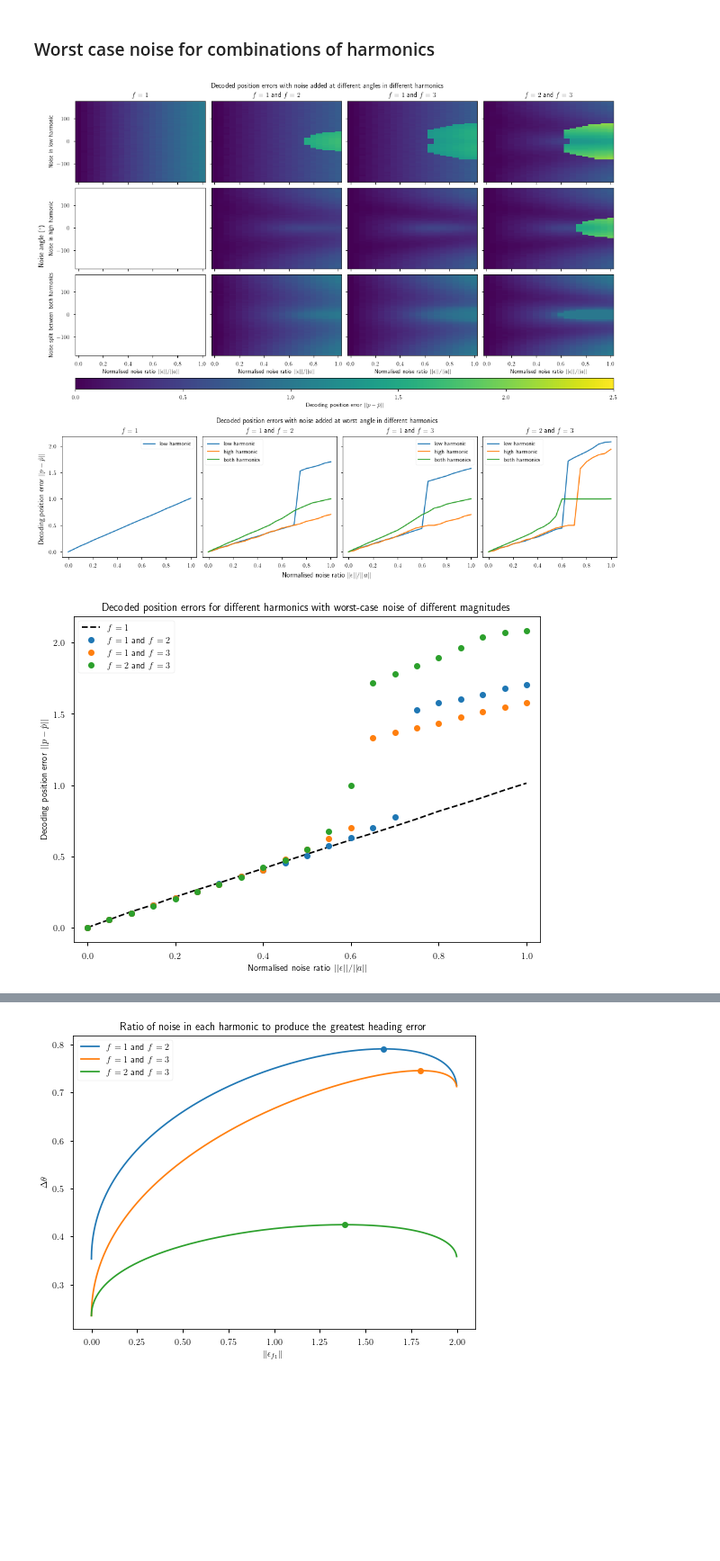
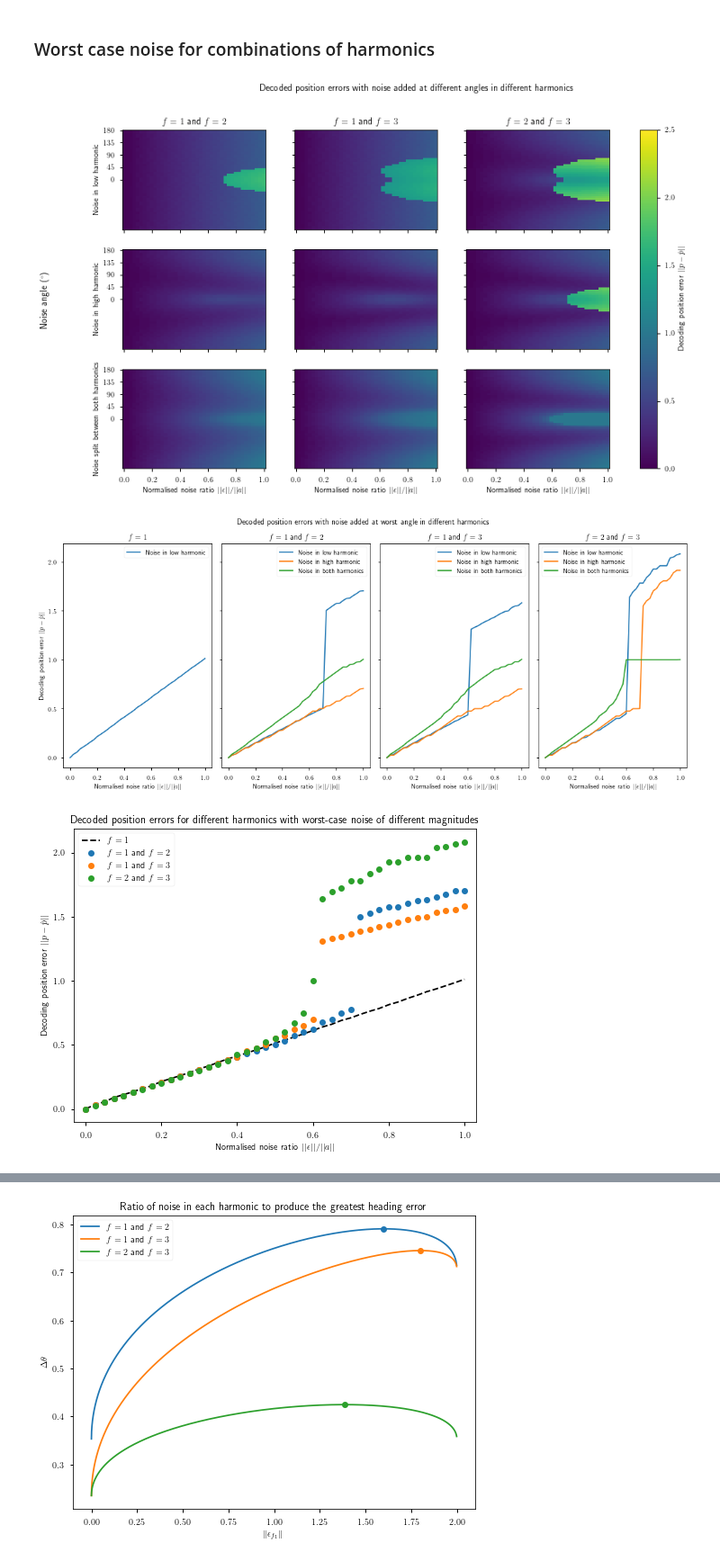
Before and after one commit to Dominic-DallOsto/insect-navigation-sinusoidal-optimality, a Jupyter notebook: noise affected multiple harmonics encoding.ipynb, the cells around one changed output, grey strips where cells are left out. Shown at 90% size. Saved outputs shown, nothing was run; the diff lists cells and outputs as text; code cells hidden in the pictures; blank space fills up the shorter version.

Commit message:
Finished describing how noise affects multi harmonic encodings

```diff
--- a/noise affected multiple harmonics encoding.ipynb
+++ b/noise affected multiple harmonics encoding.ipynb
@@ -214,24 +208,21 @@ The direction is $\frac{5\pi}{6}$ from the origin
 # %%
 fig, axs = plt.subplots(1, 3, figsize=(16,5))
 
-a0 = r0 * activity(theta0, [1,3], True)
+fs = [1,3]
+a0 = r0 * activity(theta0, fs, True)
 
 for noise, ax in zip([0, 0.8, 0.9], axs):
-	a = a0 + noise*np.cos(2*np.pi*neuron_indices/N - 5*np.pi/6)
-	f1_L = likelihood_distribution(1)(a)
-	f3_L = likelihood_distribution(3)(a)
-	decode_x, decode_y = decode_likelihood_xy(f1_L*f3_L)
+	a = a0 - noise*np.cos(2*fs[0]*np.pi*neuron_indices/N)
+	f1_L = likelihood_distribution(fs[0])(a)
+	f2_L = likelihood_distribution(fs[1])(a)
+	decode_x, decode_y = decode_likelihood_xy(f1_L*f2_L)
 	plt.sca(ax)
-	# plot_likelihood_distribution(f1_L + f3_L)
-	c3 = plt.contourf(grid_x, grid_y, f3_L, cmap='Greens', alpha=0.8, levels=np.linspace(0.05, f1_L.max(), 8), extend='max')
-	c1 = plt.contourf(grid_x, grid_y, f1_L, cmap='Blues', alpha=0.5, levels=np.linspace(0.05, f1_L.max(), 8), extend='max')
-	r1 = plt.Rectangle((0, 0), 1, 1, fc=c1.tcolors[np.count_nonzero(c1.levels <= f1_L.max()) - 1][0], label='$f=1$')
-	r3 = plt.Rectangle((0, 0), 1, 1, fc=c3.tcolors[np.count_nonzero(c3.levels <= f3_L.max()) - 1][0], label='$f=3$')
+	r1, r2 = plot_2_likelihood_distributions(fs, f1_L, f2_L)
 	plt.plot(r0*np.cos(theta0), r0*np.sin(theta0), 'rd', label='Original position')
 	plt.plot(decode_x, decode_y, 'ko', label='Decoded position')
 	plt.xlabel('x')
 	plt.ylabel('y')
-	plt.legend(handles=[r1, r3] + ax.patches + ax.lines)
+	plt.legend(handles=[r1, r2] + ax.patches + ax.lines)
 	plt.title(f'Likelihood with $\\sigma={noise}$ noise in first harmonic')
 	plt.axis('equal')
 plt.show()
@@ -284,60 +269,69 @@ noise_both_harmonics = lambda fs, noise_ratio, noise_angle: noise_ratio*np.cos(2
 x0, y0 = r0*np.cos(theta0), r0*np.sin(theta0)
 
 noise_angle_range = np.linspace(-np.pi, np.pi, 50)
-noise_range_position = np.arange(0, 1.02, 0.05)
+noise_range_position = np.arange(0, 1.02, 0.025)
 
-fig1 = plt.figure(constrained_layout=True, figsize=(14,12))
-subfigs = fig1.subfigures(2, 1, hspace=0.03, height_ratios=[2, 1])
-img_grid = subfigs[0].subplots(3,4,sharex=True, sharey=True)
-error_axs = subfigs[1].subplots(1,4,sharey=True)
-fig2, ax1 = plt.subplots(1,1)
+fig1, img_grid = plt.subplots(3,3,sharex=True, sharey=True, figsize=(14,8))
+fig2, error_axs =  plt.subplots(1,4,sharey=True, figsize=(14,6))
+fig3, ax1 = plt.subplots(1,1)
 
 f_combinations = [[1], [1,2], [1,3], [2,3]]
 all_position_errors = []
 
-for ax_col, error_ax, fs in zip(img_grid.T, error_axs, f_combinations):
+for f_index, (error_ax, fs) in enumerate(zip(error_axs, f_combinations)):
 	a0 = r0 * activity(theta0, fs, True)
-	position_errors = np.zeros((len(noise_angle_range), len(noise_range_position), 3))
-	for n, (ax, noise_function) in enumerate(zip(ax_col, [noise_low_harmonic,noise_high_harmonic,noise_both_harmonics] if len(fs) > 1 else [noise_low_harmonic])):
+	if f_index > 0: # only plot the angle distributions for combinations of harmonics
+		img_grid_col = img_grid.T[f_index-1]
+		img_grid_col[0].set_title(f'{fs_to_label(fs)}')
+		position_errors = np.zeros((len(noise_angle_range), len(noise_range_position), 3))
+	else:
+		position_errors = np.zeros((len(noise_angle_range), len(noise_range_position), 1))
+
+	for n, noise_function in enumerate([noise_low_harmonic,noise_high_harmonic,noise_both_harmonics] if len(fs) > 1 else [noise_low_harmonic]):
 		for i, noise_angle in enumerate(noise_angle_range):
 			for j, noise_ratio in enumerate(noise_range_position):
 				noise = noise_function(fs, noise_ratio, noise_angle)
-				assert np.allclose(np.sqrt(np.sum(noise**2)) / np.sqrt(np.sum(a0**2)), noise_ratio) # else we didn't add the noise correctly
+				assert np.allclose(ratio := np.sqrt(np.sum(noise**2)) / np.sqrt(np.sum(a0**2)), noise_ratio), f'Noise ratio of {ratio} doesn\'t match target {noise_ratio}'
 				position_errors[i,j,n] = decoding_error(x0, y0, *decode_likelihood_xy(joint_likelihood(fs, a0 - noise)))
-		im = ax.pcolor(noise_range_position, np.degrees(noise_angle_range), position_errors[:,:,n], vmin=0, vmax=2.5)
-		ax.ylim(-182,182)
-		error_ax.plot(noise_range_position, np.max(position_errors[:,:,n], axis=0), label=['low harmonic','high harmonic','both harmonics'][n])
+		if f_index > 0:
+			ax = img_grid_col[n]
+			im = ax.pcolor(noise_range_position, np.degrees(noise_angle_range), position_errors[:,:,n], vmin=0, vmax=2.5)
+			ax.set_ylim(-182,182)
+		error_ax.plot(noise_range_position, np.max(position_errors[:,:,n], axis=0), label=['Noise in low harmonic','Noise in high harmonic','Noise in both harmonics'][n])
 	all_position_errors.append(position_errors)
 
-	ax_col[0].set_title(f'{fs_to_label(fs)}')
 	error_ax.set_title(f'{fs_to_label(fs)}')
+	error_ax.set_xlabel('Normalised noise ratio $||\\epsilon|| / ||a||$')
 	error_ax.legend()
 
 	ax1.plot(noise_range_position, np.max(np.max(position_errors, axis=2), axis=0), 'o' if len(fs) == 2 else 'k--', label=fs_to_label(fs))
 
-subfigs[0].colorbar(im, ax=img_grid, location='bottom', pad=0.01, aspect=50).set_label('Decoding position error $||p - \\hat p||$')
+fig1.colorbar(im, ax=img_grid, location='right').set_label('Decoding position error $||p - \\hat p||$')
 for ax, title in zip(img_grid[:,0], ['in low harmonic', 'in high harmonic', 'split between both harmonics']):
 	ax.set_ylabel(f'Noise {title}')
+	ax.set_yticks(np.linspace(0,180,5))
+	ax.set_ylim(-183,183)
 for ax in img_grid[2,:]:
 	ax.set_xlabel('Normalised noise ratio $||\\epsilon|| / ||a||$')
-subfigs[0].supylabel('Noise angle (${}^\\circ$)')
-subfigs[1].supylabel('Decoding position error $||p - \\hat p||$')
-subfigs[1].supxlabel('Normalised noise ratio $||\\epsilon|| / ||a||$')
+fig1.supylabel('Noise angle (${}^\\circ$)')
+error_axs[0].set_ylabel('Decoding position error $||p - \\hat p||$')
 
-subfigs[0].suptitle('Decoded position errors with noise added at different angles in different harmonics')
-subfigs[1].suptitle('Decoded position errors with noise added at worst angle in different harmonics')
+
+fig1.suptitle('Decoded position errors with noise added at different angles in different harmonics')
+fig2.suptitle('Decoded position errors with noise added at worst angle in different harmonics')
 
 ax1.legend()
 ax1.set_xlim(-0.03,1.03)
 ax1.set_title('Decoded position errors for different harmonics with worst-case noise of different magnitudes')
 ax1.set_ylabel('Decoding position error $||p - \\hat p||$')
 ax1.set_xlabel('Normalised noise ratio $||\\epsilon|| / ||a||$')
 fig2.tight_layout()
 
 plt.show()
 # %% [output]
-[figure, old version]
+[figure, new version]
-[figure, old version]
+[figure, new version]
+[figure, added]
 # %% [markdown]
 ## Heading decoding
 
```
Also changed, not shown: parts of 19 cells of this notebook, 2 other files.
